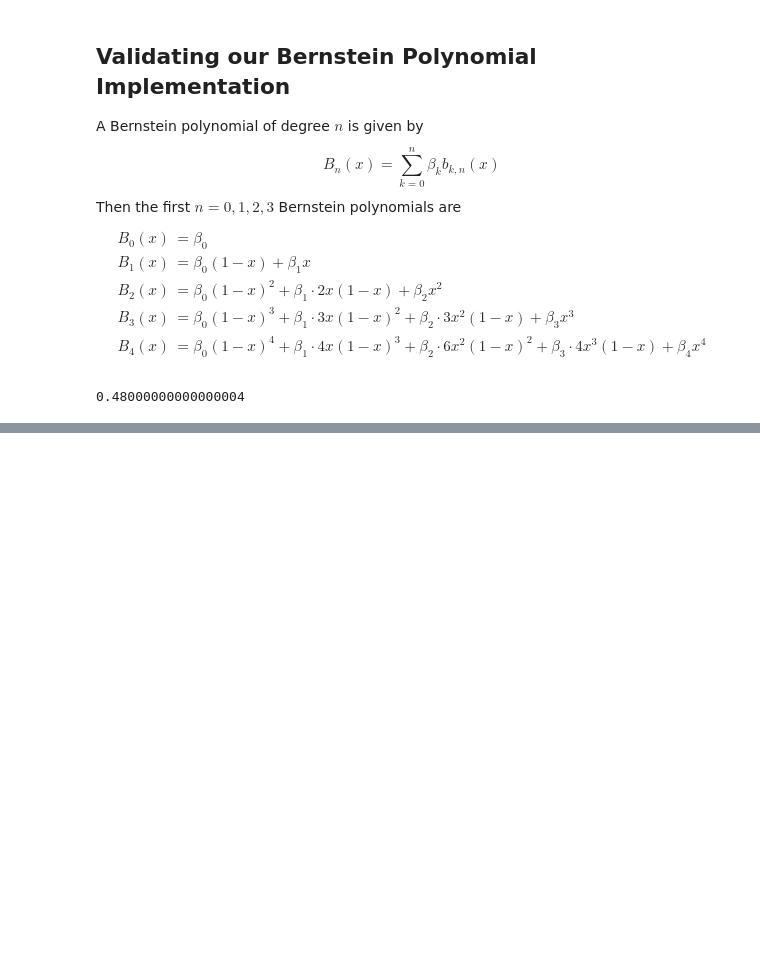
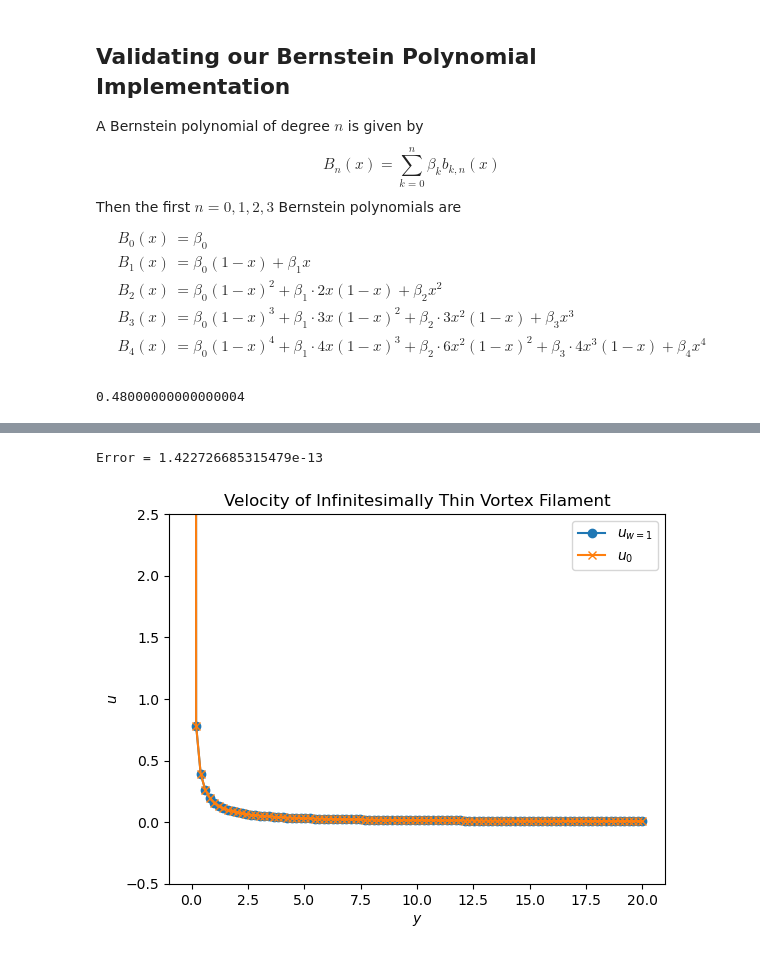
Before and after one commit to colecooper100/vorpy, a Jupyter notebook: bs_weight_function.ipynb, the cells around one changed output, grey strips where cells are left out. Cells and saved outputs as stored; diff of their text form; code cells hidden in the pictures; blank space fills up the shorter version.

```diff
--- a/bs_weight_function.ipynb
+++ b/bs_weight_function.ipynb
@@ -211,3 +269,3 @@ Using the variable names from the documentation (see [here](https://docs.scipy.o
 # %%
-def u_w(y, w):
-    return sp.integrate.quad(lambda l: y * l * w(y**2 + l**2) / (y**2 + l**2), -np.inf, np.inf)[0] / (4 * np.pi)
+order = 4
+wf = BernsteinPolynomial(order)
@@ -214,2 +298,33 @@ def u_w(y, w):
 # %%
-def w():
+# Testing that the Bio-Savart law with the weight function works
+
+y_vec = np.linspace(0.001, 20, 100)
+u_0true_vec = 1 / (2 * np.pi * y_vec)
+
+# NOTE: A Bernstein polynomial of degree n whose
+# coefficients are all one is a constant function
+# of one.
+w = np.ones(order + 1)
+# u_w_vec = []
+# for i in range(len(y_vec)):
+#     # print('(DEBUG) w =', w)
+#     u_w_vec.append(u_w(y_vec[i], *w))
+# u_w_vec = np.array(u_0_vec)
+
+# The *w to unpack the weights
+# print('(DEBUG) wf.weights =', wf.weights)
+u_w_vec = u_w(y_vec, *w)
+
+print('Error =', np.linalg.norm(u_w_vec - u_0true_vec))
+
+plt.plot(y_vec, u_w_vec, 'o-', label='$u_{w=1}$')
+plt.plot(y_vec, u_0true_vec, 'x-', label='$u_0$')
+plt.legend()
+plt.title('Velocity of Infinitesimally Thin Vortex Filament')
+plt.xlabel('$y$')
+plt.ylabel('$u$')
+plt.ylim([-.5, 2.5])
+plt.show()
+# %% [output]
+Error = 1.422726685315479e-13
+[figure, added]
```
Also changed, not shown: parts of 13 cells of this notebook.
